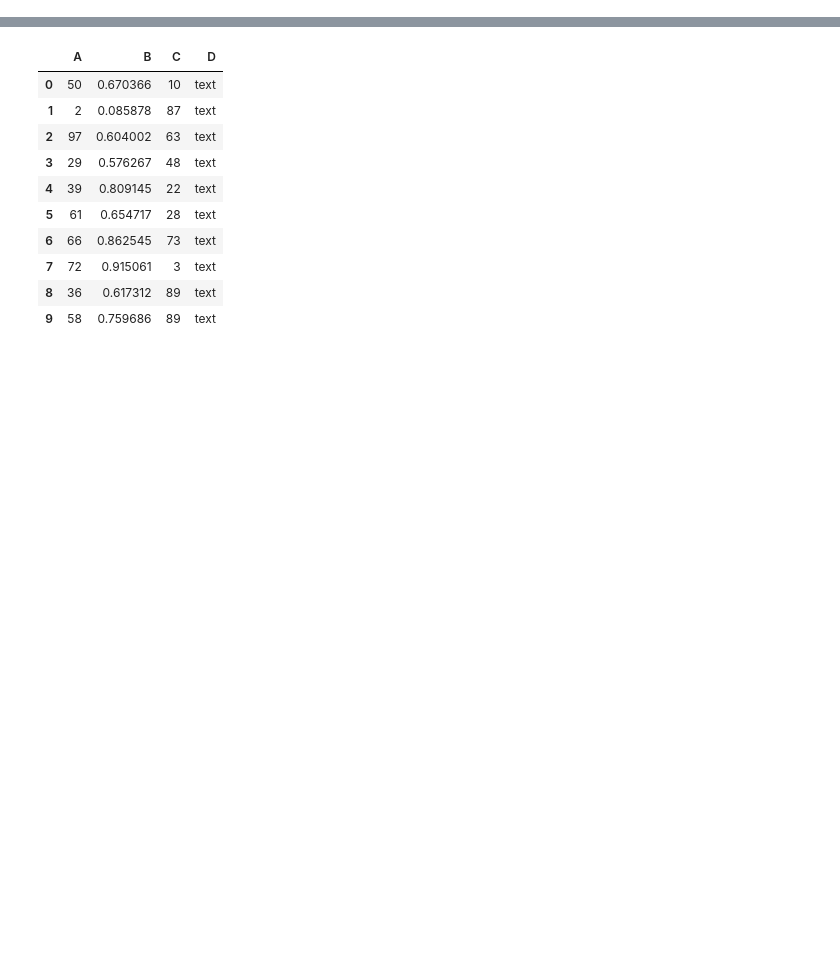
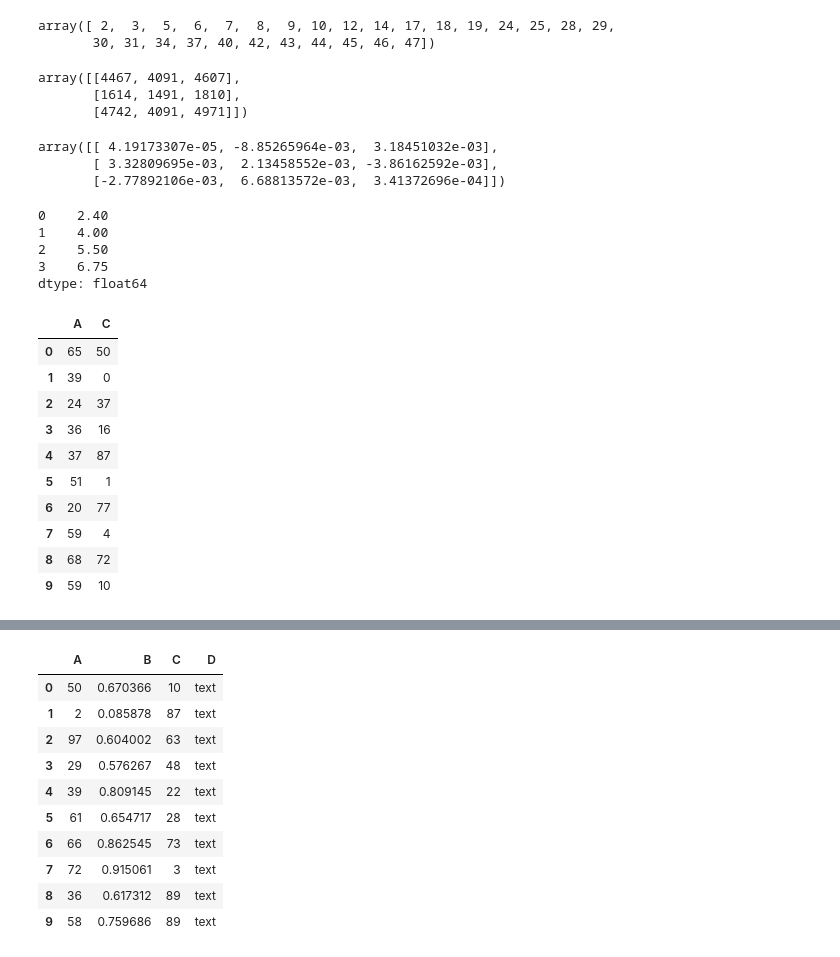
Before and after one commit to fredchan23/6m-data-1.7-intro-pandas, a Jupyter notebook: notebooks/post_class.ipynb, the cells around one changed output, grey strips where cells are left out. Drawn from its saved outputs; the diff is of its cells as text; code cells hidden in the pictures; blank space fills up the shorter version.

```diff
--- a/notebooks/post_class.ipynb
+++ b/notebooks/post_class.ipynb
@@ -4,3 +73,36 @@ import pandas as pd
+# %%
+# compute the union of arr1 and arr2
+np.union1d(arr1, arr2)
+# %% [output]
+array([ 2,  3,  5,  6,  7,  8,  9, 10, 12, 14, 17, 18, 19, 24, 25, 28, 29,
+       30, 31, 34, 37, 40, 42, 43, 44, 45, 46, 47])
+# %%
+# compute the dot product of arr1 and arr2
+np.dot(arr1, arr2)
+
+# assign arr3 as the matrix multiplication of arr1 and arr2
+arr3 = np.matmul(arr1, arr2)
+arr3
+# %% [output]
+array([[4467, 4091, 4607],
+       [1614, 1491, 1810],
+       [4742, 4091, 4971]])
+# %%
+# compute the inverse of arr2, conditioned on arr2 being a square matrix
+np.linalg.inv(arr3)
+# %% [output]
+array([[ 4.19173307e-05, -8.85265964e-03,  3.18451032e-03],
+       [ 3.32809695e-03,  2.13458552e-03, -3.86162592e-03],
+       [-2.77892106e-03,  6.68813572e-03,  3.41372696e-04]])
+# %%
+# create a new series with default index and the data [2.4, 4.0, 5.5, 6.75]
+pd.Series([2.4, 4.0, 5.5, 6.75])
+# %% [output]
+0    2.40
+1    4.00
+2    5.50
+3    6.75
+dtype: float64
 # %%
 # Create a sample DataFrame with mixed types
 dft = pd.DataFrame({
@@ -9,3 +111,18 @@ dft = pd.DataFrame({
     'C': np.random.randint(0, 100, 10).astype('uint'),
     'D': ['text'] * 10
 })
+# %%
+# drop the columns 'two' and 'four' from the DataFrame dft
+dft.drop(columns=['B', 'D'])
+# %% [output]
+|  | A | C |
+| 0 | 65 | 50 |
+| 1 | 39 | 0 |
+| 2 | 24 | 37 |
+| 3 | 36 | 16 |
+| 4 | 37 | 87 |
+| 5 | 51 | 1 |
+| 6 | 20 | 77 |
+| 7 | 59 | 4 |
+| 8 | 68 | 72 |
+| 9 | 59 | 10 |
```
Also changed, not shown: parts of 25 cells of this notebook.
